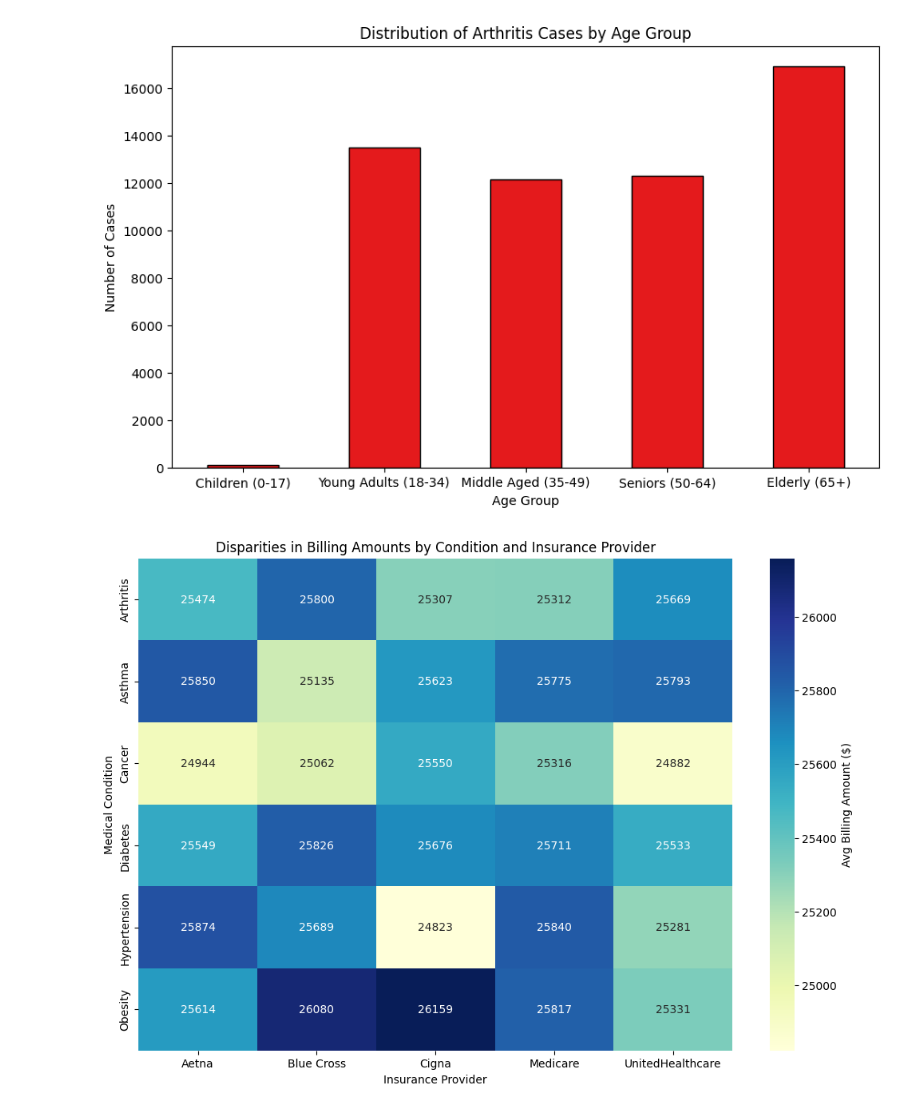
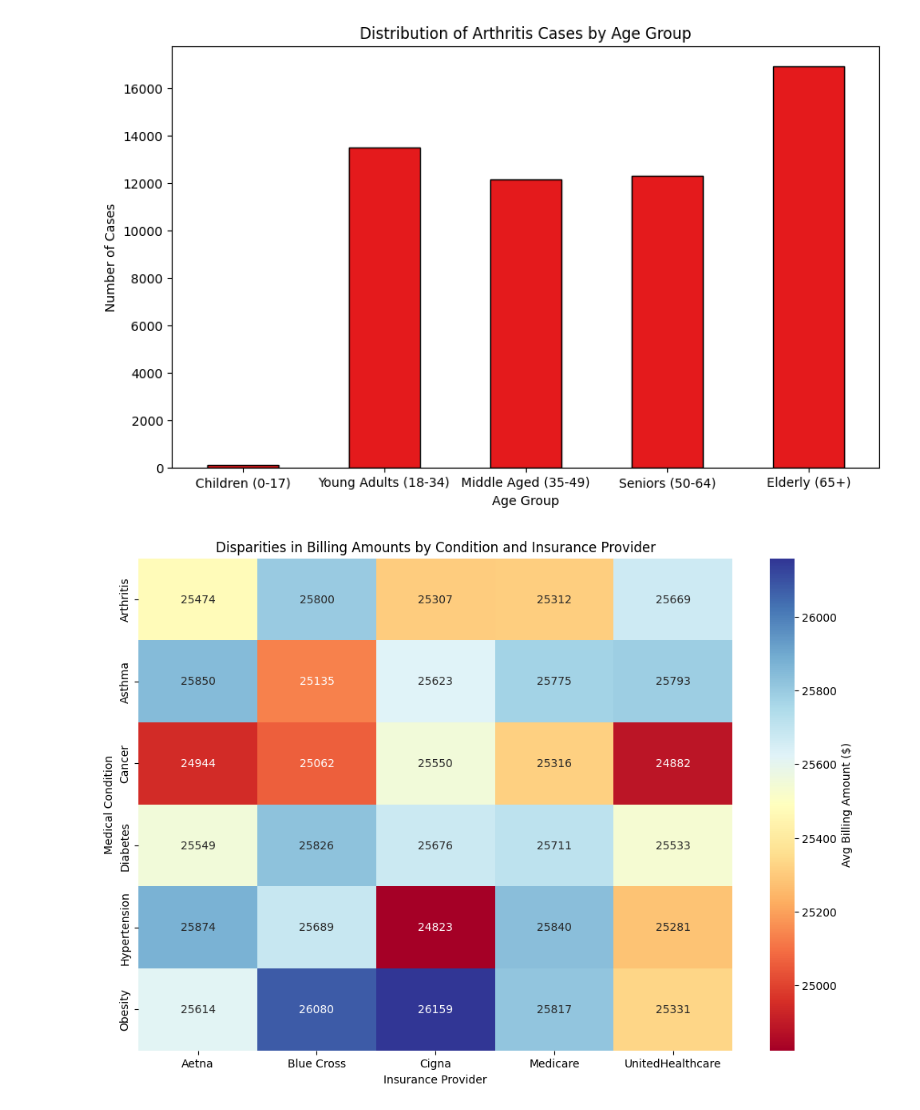
Before and after one commit to Thayallen02/MY-DAC-Curriculum, a Jupyter notebook: Internal Project/Graphs.ipynb, the cells around one changed output. Drawn from its saved outputs; the diff is of its cells as text; code cells hidden in the pictures.

```diff
--- a/Internal Project/Graphs.ipynb
+++ b/Internal Project/Graphs.ipynb
@@ -280,25 +280,25 @@ plt.show()
 # %%
 import seaborn as sns
 
 # Pivot the data to prepare for heatmap
 billing_heatmap_data = df.pivot_table(
     index='Medical Condition',
     columns='Insurance Provider',
     values='Billing Amount',
     aggfunc='mean'
 )
 
 # Plot the heatmap
 plt.figure(figsize=(12, 8))
-sns.heatmap(billing_heatmap_data, annot=True, fmt=".0f", cmap="YlGnBu", cbar_kws={'label': 'Avg Billing Amount ($)'})
+sns.heatmap(billing_heatmap_data, annot=True, fmt=".0f", cmap="RdYlBu", cbar_kws={'label': 'Avg Billing Amount ($)'})
 
 # Customize the chart
 plt.title('Disparities in Billing Amounts by Condition and Insurance Provider')
 plt.ylabel('Medical Condition')
 plt.xlabel('Insurance Provider')
 
 
 # Display the heatmap
 plt.show()
 # %% [output]
-[figure, old version]
+[figure, new version]
```
Also changed, not shown: 8 other files.
